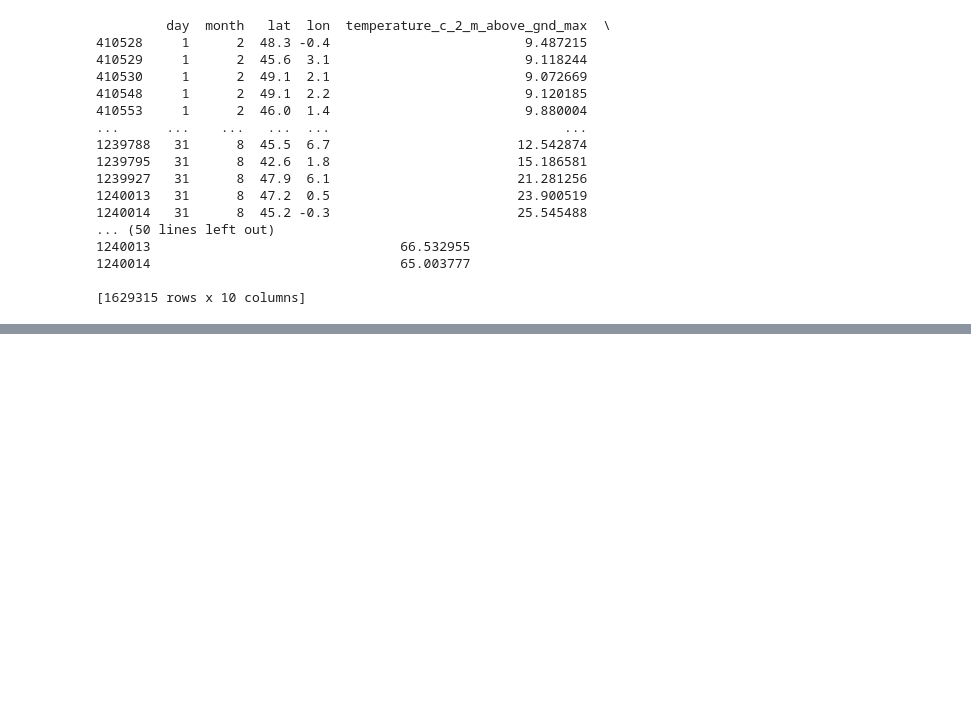
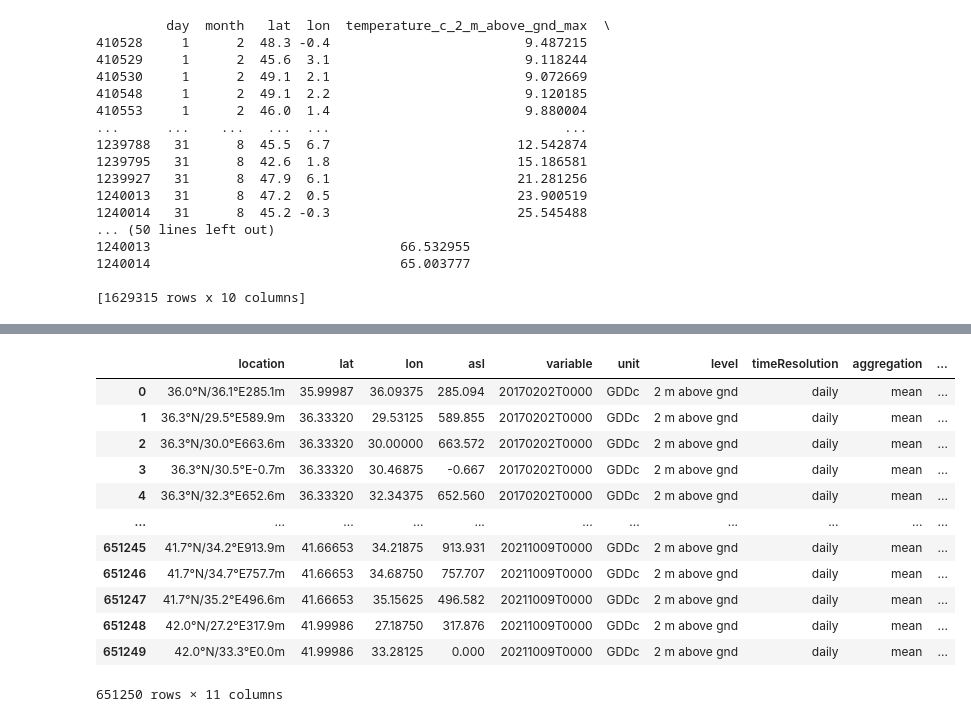
Before and after one commit to maxime-henry/WeatherApp, a Jupyter notebook: test.ipynb, the cells around one changed output, grey strips where cells are left out. Cells and saved outputs as stored; diff of their text form; code cells hidden in the pictures; blank space fills up the shorter version.

```diff
--- a/test.ipynb
+++ b/test.ipynb
@@ -61,0 +60,3 @@ s3.Bucket('weatherdataspr').upload_file(Filename='ES.csv', Key='ES.csv')
+# %%
+import pandas as pd
+data = pd.read_csv("TRGDD1.csv")
@@ -61,0 +74,20 @@ s3.Bucket('weatherdataspr').upload_file(Filename='ES.csv', Key='ES.csv')
+# %%
+
+data1 = data.melt(id_vars=['location', 'lat', 'lon', 'asl', 'variable', 'unit', 'level',
+       'timeResolution', 'aggregation'])
+
+data1
+# %% [output]
+|  | location | lat | lon | asl | variable | unit | level | timeResolution | aggregation | ... |
+| 0 | 36.0°N/36.1°E285.1m | 35.99987 | 36.09375 | 285.094 | 20170202T0000 | GDDc | 2 m above gnd | daily | mean | ... |
+| 1 | 36.3°N/29.5°E589.9m | 36.33320 | 29.53125 | 589.855 | 20170202T0000 | GDDc | 2 m above gnd | daily | mean | ... |
+| 2 | 36.3°N/30.0°E663.6m | 36.33320 | 30.00000 | 663.572 | 20170202T0000 | GDDc | 2 m above gnd | daily | mean | ... |
+| 3 | 36.3°N/30.5°E-0.7m | 36.33320 | 30.46875 | -0.667 | 20170202T0000 | GDDc | 2 m above gnd | daily | mean | ... |
+| 4 | 36.3°N/32.3°E652.6m | 36.33320 | 32.34375 | 652.560 | 20170202T0000 | GDDc | 2 m above gnd | daily | mean | ... |
+| ... | ... | ... | ... | ... | ... | ... | ... | ... | ... | ... |
+| 651245 | 41.7°N/34.2°E913.9m | 41.66653 | 34.21875 | 913.931 | 20211009T0000 | GDDc | 2 m above gnd | daily | mean | ... |
+| 651246 | 41.7°N/34.7°E757.7m | 41.66653 | 34.68750 | 757.707 | 20211009T0000 | GDDc | 2 m above gnd | daily | mean | ... |
+| 651247 | 41.7°N/35.2°E496.6m | 41.66653 | 35.15625 | 496.582 | 20211009T0000 | GDDc | 2 m above gnd | daily | mean | ... |
+| 651248 | 42.0°N/27.2°E317.9m | 41.99986 | 27.18750 | 317.876 | 20211009T0000 | GDDc | 2 m above gnd | daily | mean | ... |
+| 651249 | 42.0°N/33.3°E0.0m | 41.99986 | 33.28125 | 0.000 | 20211009T0000 | GDDc | 2 m above gnd | daily | mean | ... |
+651250 rows × 11 columns
```
Also changed, not shown: parts of 19 cells of this notebook, 7 other files.
